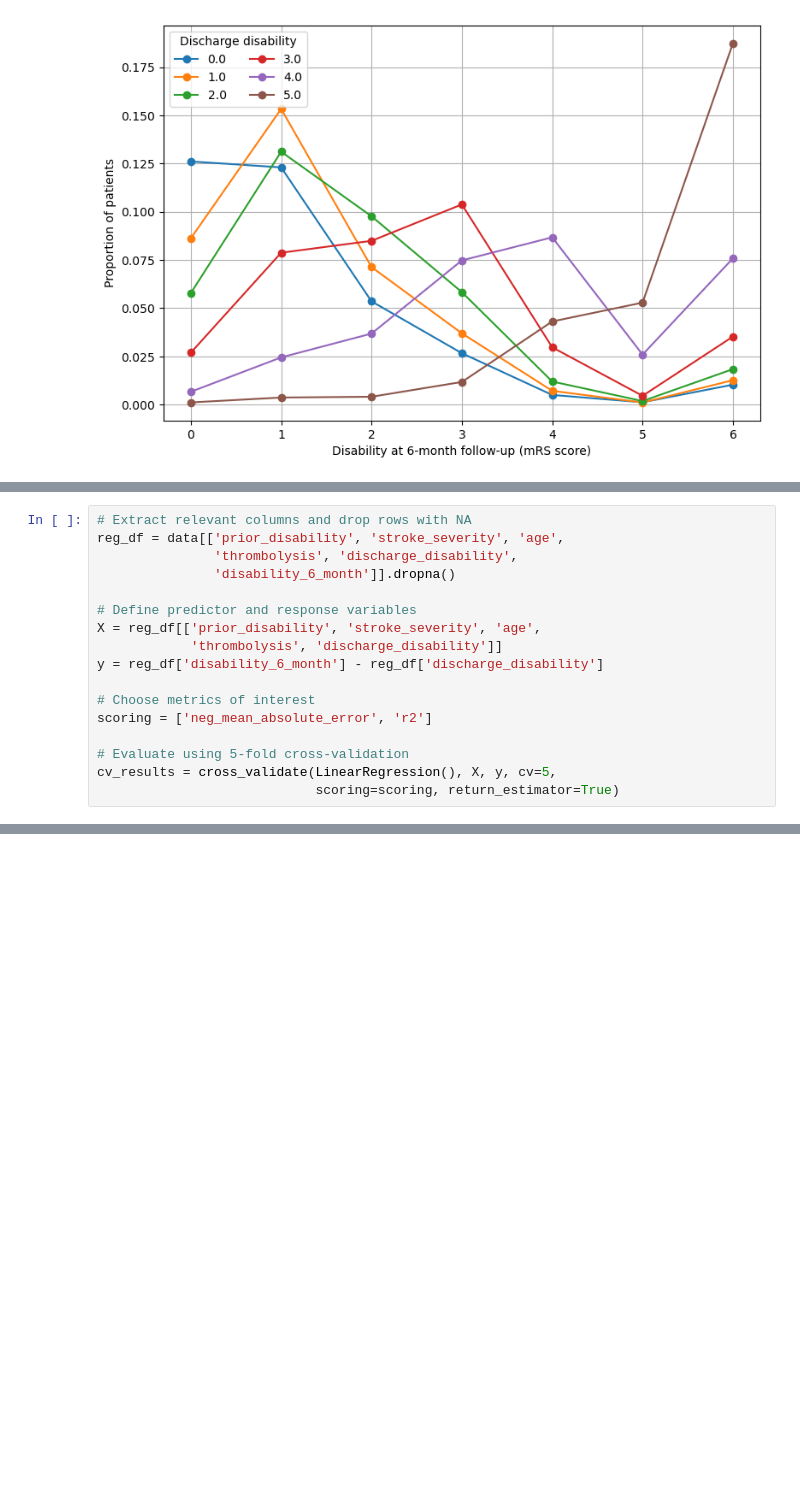
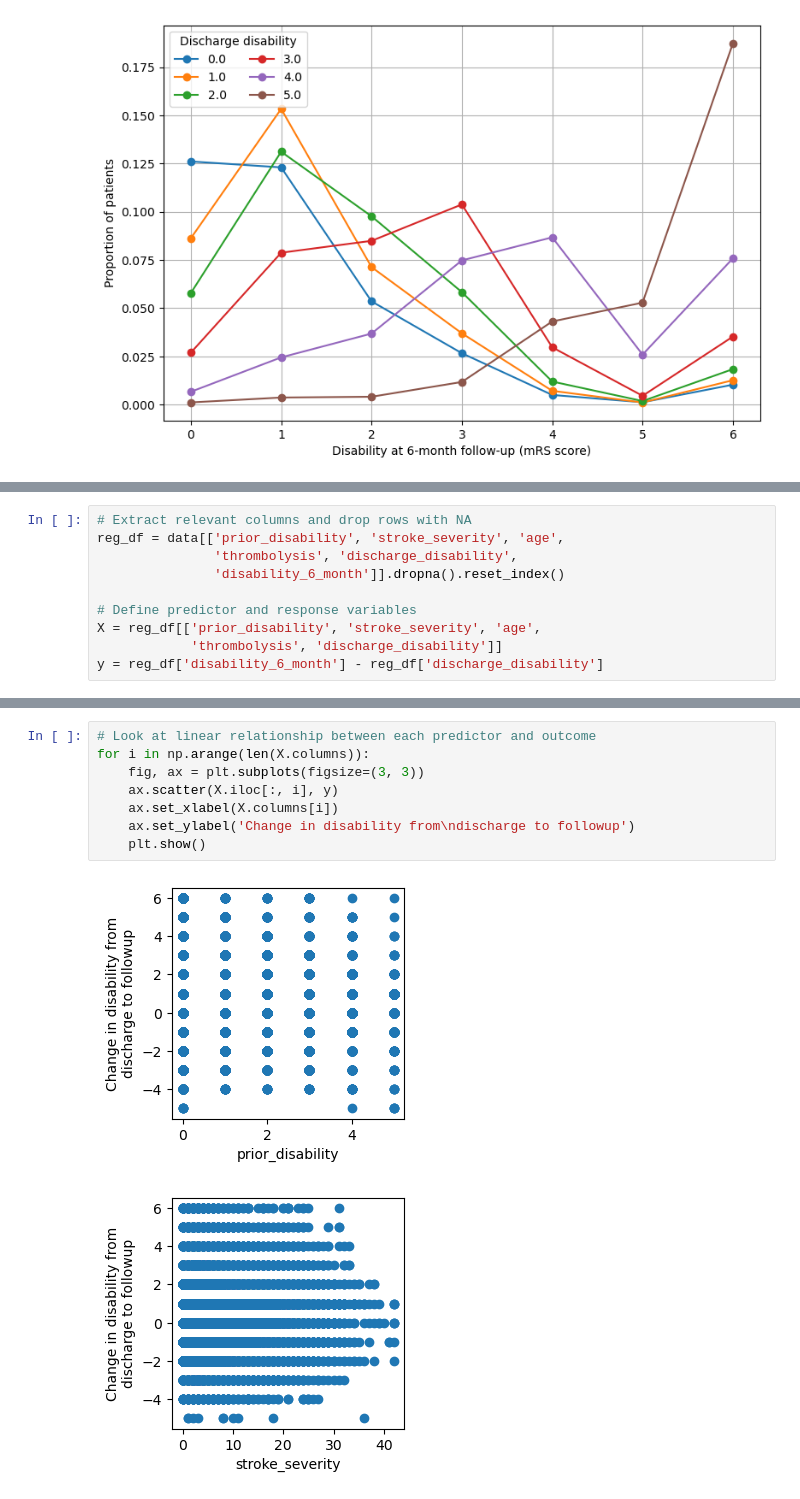
Before and after one commit to samuel-book/samuel_2_data_prep, a Jupyter notebook: descriptive_statistics/disability_6_months.ipynb, the cells around one changed output, grey strips where cells are left out. Drawn from its saved outputs; the diff is of its cells as text; blank space fills up the shorter version.

```diff
--- a/descriptive_statistics/disability_6_months.ipynb
+++ b/descriptive_statistics/disability_6_months.ipynb
@@ -393,16 +399,9 @@ Details of regression:
 # Extract relevant columns and drop rows with NA
 reg_df = data[['prior_disability', 'stroke_severity', 'age',
                'thrombolysis', 'discharge_disability',
-               'disability_6_month']].dropna()
+               'disability_6_month']].dropna().reset_index()
 
 # Define predictor and response variables
 X = reg_df[['prior_disability', 'stroke_severity', 'age',
             'thrombolysis', 'discharge_disability']]
 y = reg_df['disability_6_month'] - reg_df['discharge_disability']
-
-# Choose metrics of interest
-scoring = ['neg_mean_absolute_error', 'r2']
-
-# Evaluate using 5-fold cross-validation
-cv_results = cross_validate(LinearRegression(), X, y, cv=5,
-                            scoring=scoring, return_estimator=True)
@@ -458,0 +541,11 @@ Intercept = -0.4123065844031163
+# %%
+# Look at linear relationship between each predictor and outcome
+for i in np.arange(len(X.columns)):
+    fig, ax = plt.subplots(figsize=(3, 3))
+    ax.scatter(X.iloc[:, i], y)
+    ax.set_xlabel(X.columns[i])
+    ax.set_ylabel('Change in disability from\ndischarge to followup')
+    plt.show()
+# %% [output]
+[figure, added]
+[figure, added]
```
Also changed, not shown: parts of 33 cells of this notebook.
